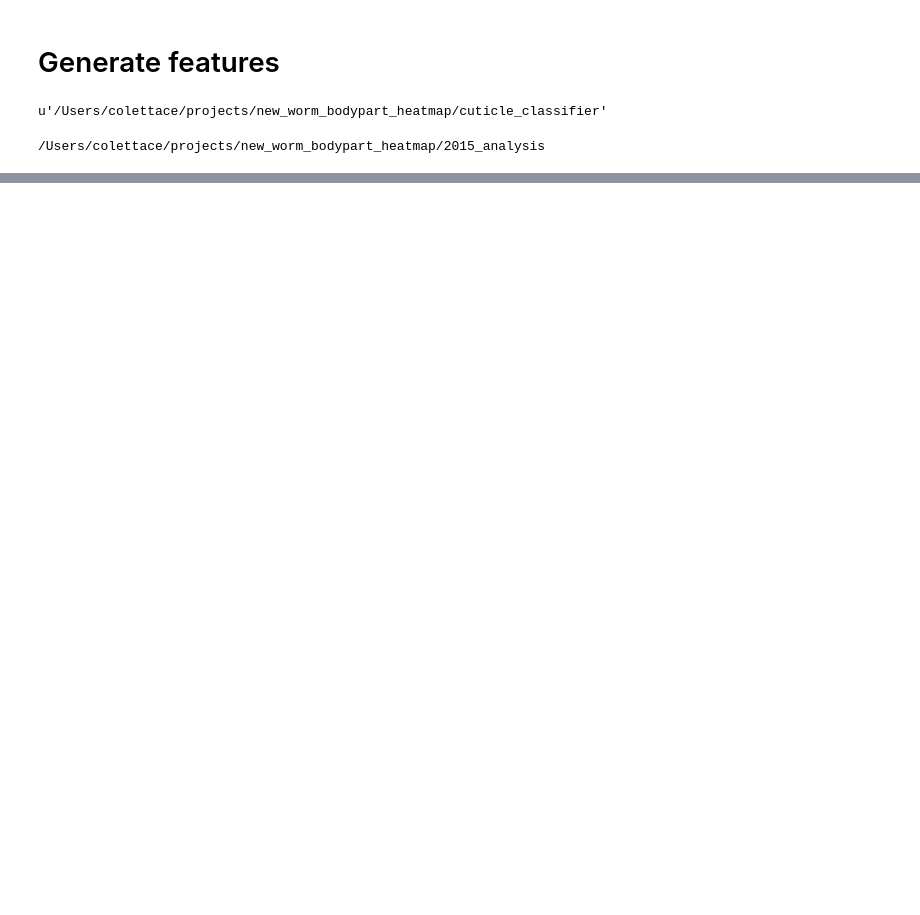
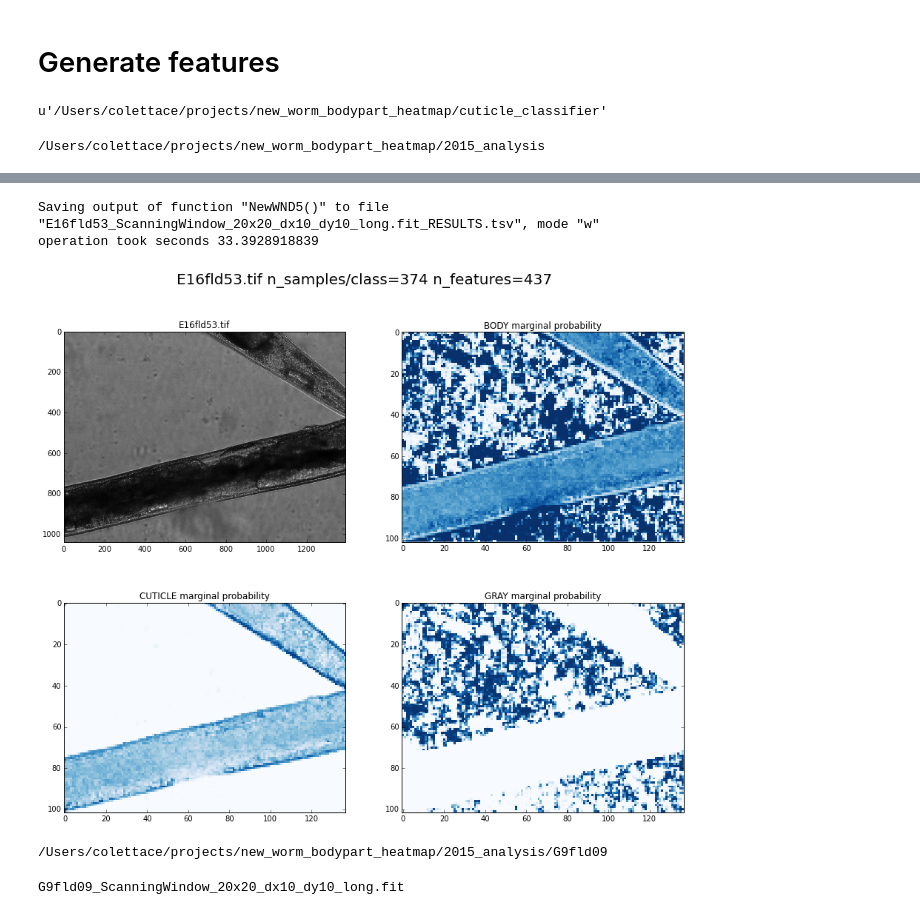
Before and after one commit to colettace/DataAnalyses, a Jupyter notebook: CElegansScanningWindowSegmentation/CElegans_CuticleClassifier_Scanning_Window.ipynb, the cells around one changed output, grey strips where cells are left out. Drawn from its saved outputs; the diff is of its cells as text; code cells hidden in the pictures; blank space fills up the shorter version.

```diff
--- a/CElegansScanningWindowSegmentation/CElegans_CuticleClassifier_Scanning_Window.ipynb
+++ b/CElegansScanningWindowSegmentation/CElegans_CuticleClassifier_Scanning_Window.ipynb
@@ -567,0 +612,2 @@ Feature calculation for 120 features in 1333 positions took 11.1050894817 minute
+# %%
+fw = FisherFeatureWeights.NewFromFeatureSpace(classifier).Threshold()
@@ -567,0 +733,14 @@ Feature calculation for 120 features in 1333 positions took 11.1050894817 minute
+# %%
+create_graphs( classifier, 'E16fld53.tif', 'E16fld53_ScanningWindow_20x20_dx10_dy10_long.fit', fw)
+# %% [output]
+Saving output of function "NewWND5()" to file "E16fld53_ScanningWindow_20x20_dx10_dy10_long.fit_RESULTS.tsv", mode "w"
+operation took seconds 33.3928918839
+[figure, added]
+# %%
+cd /Users/colettace/projects/new_worm_bodypart_heatmap/2015_analysis/G9fld09/
+# %% [output]
+/Users/colettace/projects/new_worm_bodypart_heatmap/2015_analysis/G9fld09
+# %%
+ls *.fit
+# %% [output]
+G9fld09_ScanningWindow_20x20_dx10_dy10_long.fit
```
Also changed, not shown: parts of 107 cells of this notebook.
